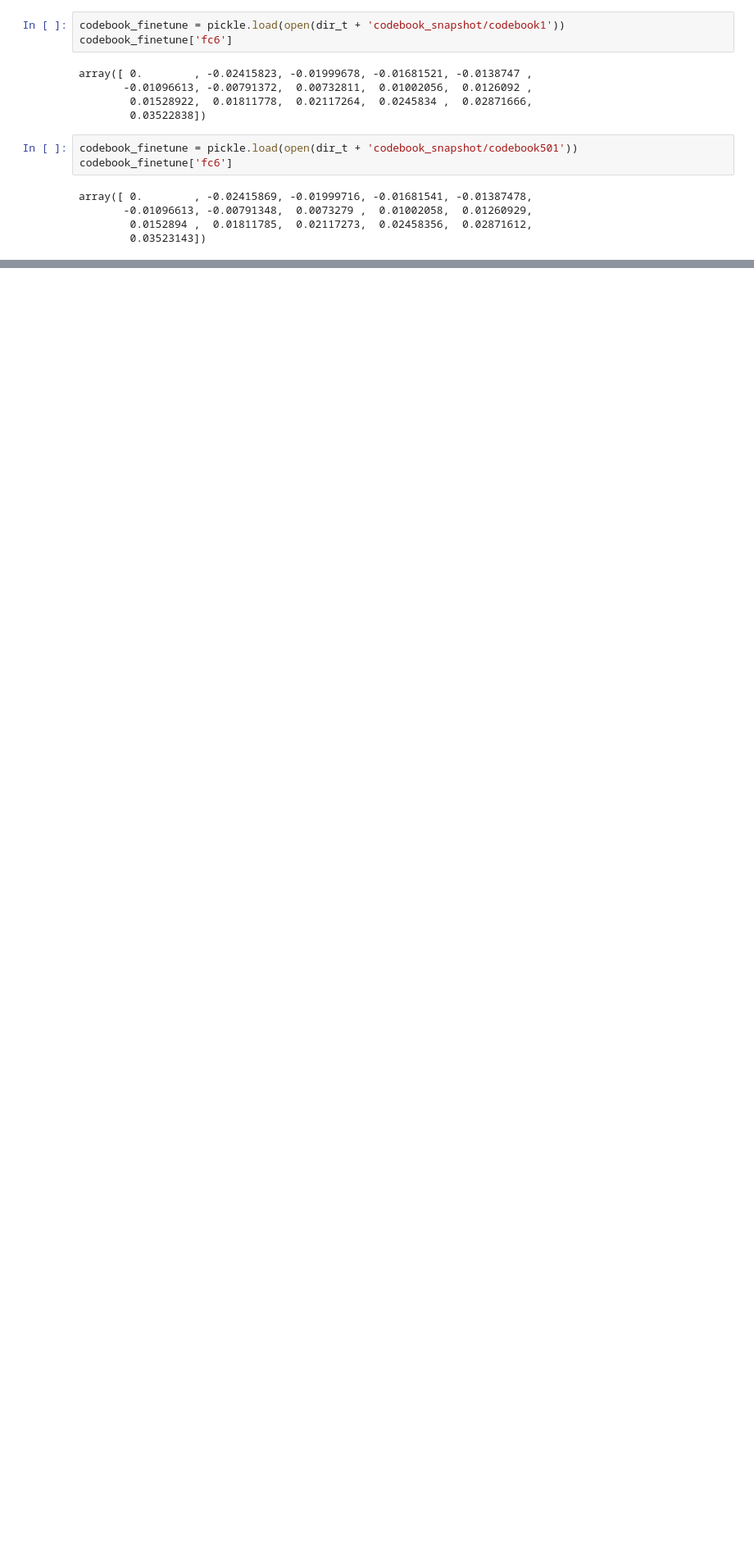
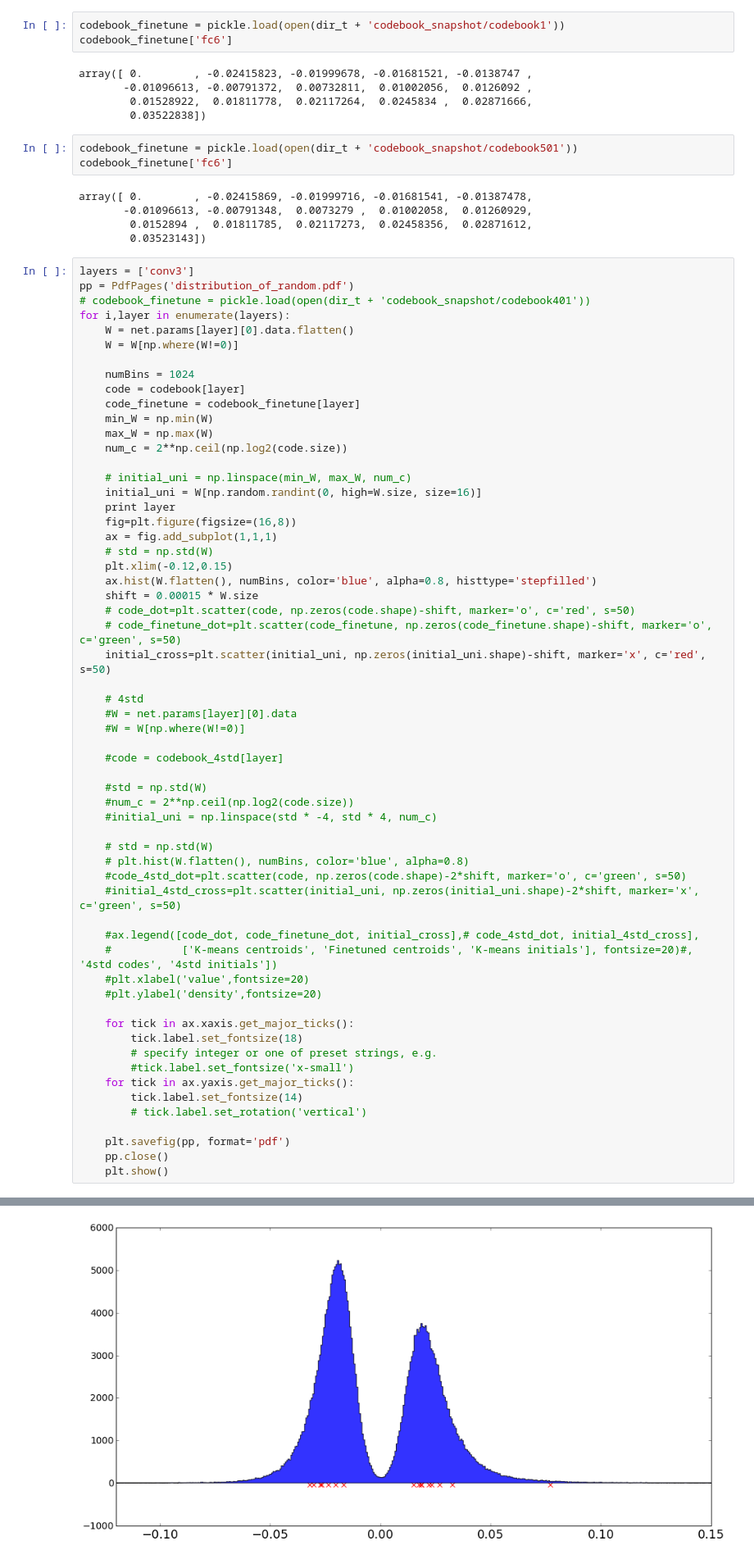
Before and after one commit to gaush123/NeuralCompression, a Jupyter notebook: 1_scripts/visulize/plot_distribution_of_codebook_alexnet.ipynb, the cells around one changed output, grey strips where cells are left out. Shown: that part at 82% size. Cells and saved outputs as stored; diff of their text form; blank space fills up the shorter version.

```diff
--- a/1_scripts/visulize/plot_distribution_of_codebook_alexnet.ipynb
+++ b/1_scripts/visulize/plot_distribution_of_codebook_alexnet.ipynb
@@ -197,3 +197,63 @@ array([ 0.        , -0.02415869, -0.01999716, -0.01681541, -0.01387478,
        -0.01096613, -0.00791348,  0.0073279 ,  0.01002058,  0.01260929,
         0.0152894 ,  0.01811785,  0.02117273,  0.02458356,  0.02871612,
         0.03523143])
+# %%
+layers = ['conv3']
+pp = PdfPages('distribution_of_random.pdf')
+# codebook_finetune = pickle.load(open(dir_t + 'codebook_snapshot/codebook401'))
+for i,layer in enumerate(layers):
+    W = net.params[layer][0].data.flatten()
+    W = W[np.where(W!=0)]
+
+    numBins = 1024
+    code = codebook[layer]
+    code_finetune = codebook_finetune[layer]
+    min_W = np.min(W)
+    max_W = np.max(W)
+    num_c = 2**np.ceil(np.log2(code.size))
+
+    # initial_uni = np.linspace(min_W, max_W, num_c)
+    initial_uni = W[np.random.randint(0, high=W.size, size=16)]
+    print layer
+    fig=plt.figure(figsize=(16,8))
+    ax = fig.add_subplot(1,1,1)
+    # std = np.std(W)
+    plt.xlim(-0.12,0.15)
+    ax.hist(W.flatten(), numBins, color='blue', alpha=0.8, histtype='stepfilled')
+    shift = 0.00015 * W.size
+    # code_dot=plt.scatter(code, np.zeros(code.shape)-shift, marker='o', c='red', s=50)
+    # code_finetune_dot=plt.scatter(code_finetune, np.zeros(code_finetune.shape)-shift, marker='o', c='green', s=50)
+    initial_cross=plt.scatter(initial_uni, np.zeros(initial_uni.shape)-shift, marker='x', c='red', s=50)
+
+    # 4std
+    #W = net.params[layer][0].data
+    #W = W[np.where(W!=0)]
+
+    #code = codebook_4std[layer]
+
+    #std = np.std(W)
+    #num_c = 2**np.ceil(np.log2(code.size))
+    #initial_uni = np.linspace(std * -4, std * 4, num_c)
+
+    # std = np.std(W)
+    # plt.hist(W.flatten(), numBins, color='blue', alpha=0.8)
+    #code_4std_dot=plt.scatter(code, np.zeros(code.shape)-2*shift, marker='o', c='green', s=50)
+    #initial_4std_cross=plt.scatter(initial_uni, np.zeros(initial_uni.shape)-2*shift, marker='x', c='green', s=50)
+
+    #ax.legend([code_dot, code_finetune_dot, initial_cross],# code_4std_dot, initial_4std_cross],
+    #           ['K-means centroids', 'Finetuned centroids', 'K-means initials'], fontsize=20)#, '4std codes', '4std initials'])
+    #plt.xlabel('value',fontsize=20)
+    #plt.ylabel('density',fontsize=20)
+
+    for tick in ax.xaxis.get_major_ticks():
+        tick.label.set_fontsize(18)
+        # specify integer or one of preset strings, e.g.
+        #tick.label.set_fontsize('x-small')
+    for tick in ax.yaxis.get_major_ticks():
+        tick.label.set_fontsize(14)
+        # tick.label.set_rotation('vertical')
+
+    plt.savefig(pp, format='pdf')
+    pp.close()
+    plt.show()
+# %% [output]
@@ -199,0 +261 @@ array([ 0.        , -0.02415869, -0.01999716, -0.01681541, -0.01387478,
+[figure, added]
```
Also changed, not shown: parts of 3 cells of this notebook, 15 other files.
